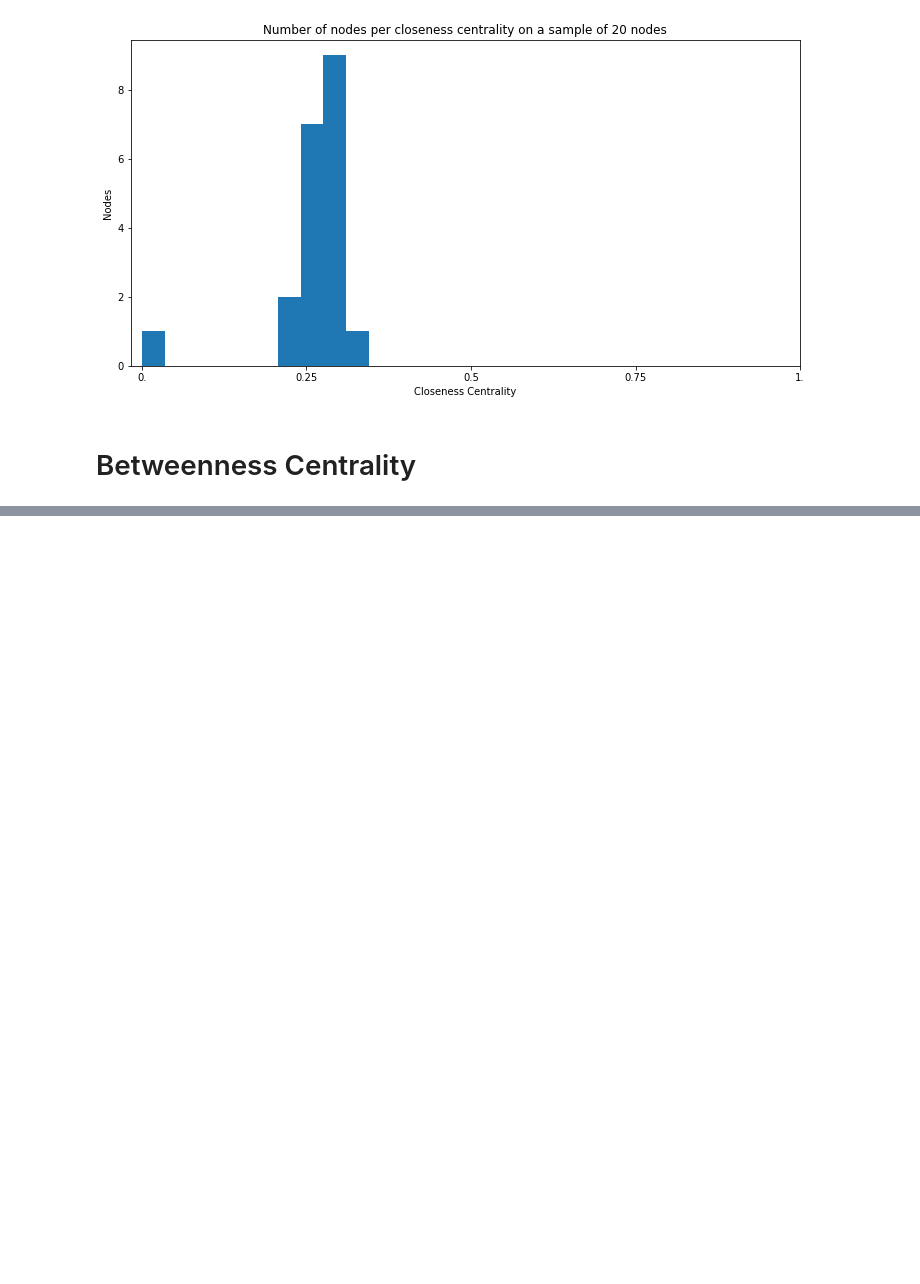
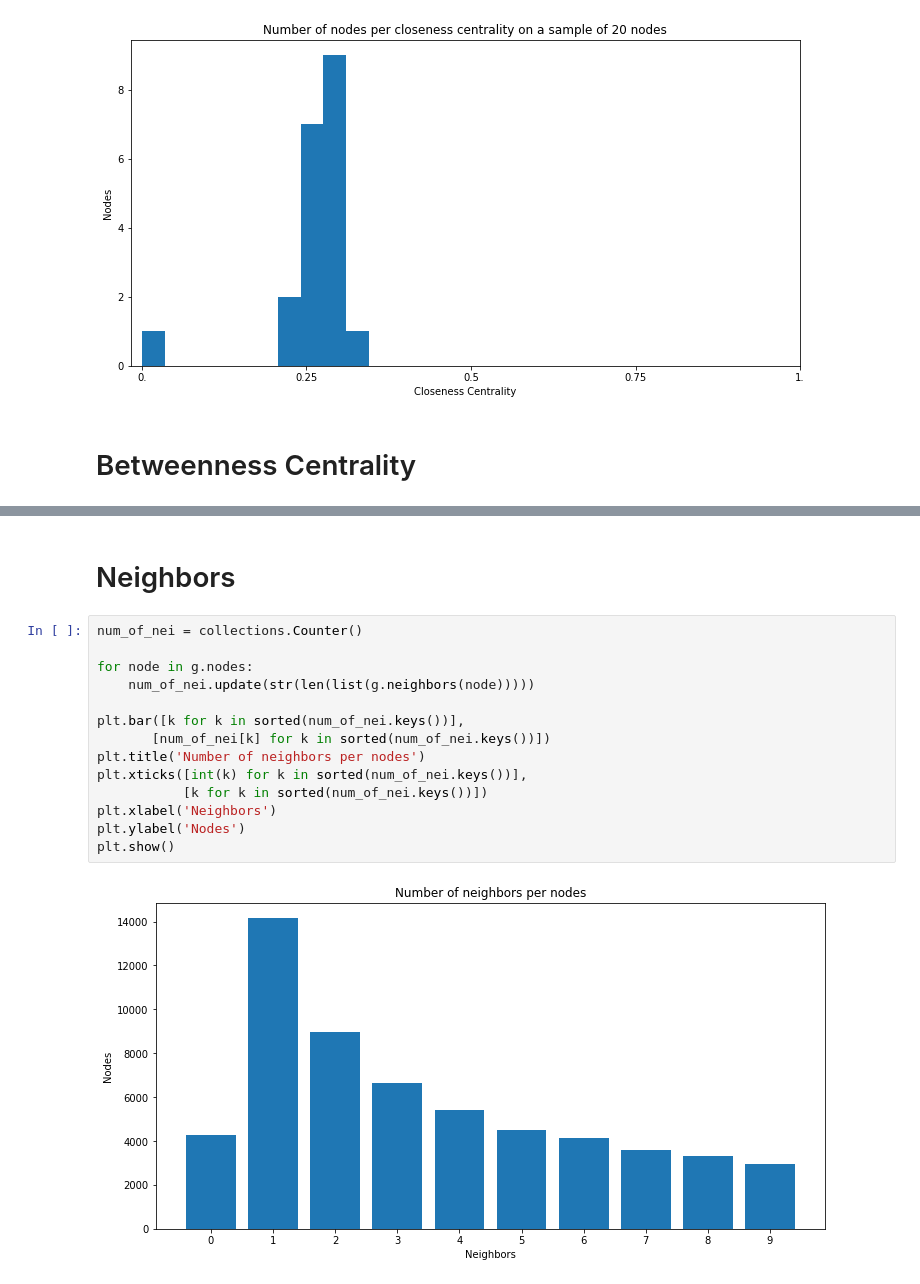
Before and after one commit to biyanisuraj/the_facebook_scandal, a Jupyter notebook: scripts/visualization/network_analysis.ipynb, the cells around one changed output, grey strips where cells are left out. Drawn from its saved outputs; the diff is of its cells as text; blank space fills up the shorter version.

Commit message:
Added visualization for the number of neighbors

```diff
--- a/scripts/visualization/network_analysis.ipynb
+++ b/scripts/visualization/network_analysis.ipynb
@@ -167,0 +170,18 @@ plt.show()
+# %% [markdown]
+# Neighbors
+# %%
+num_of_nei = collections.Counter()
+
+for node in g.nodes:
+    num_of_nei.update(str(len(list(g.neighbors(node)))))
+
+plt.bar([k for k in sorted(num_of_nei.keys())],
+       [num_of_nei[k] for k in sorted(num_of_nei.keys())])
+plt.title('Number of neighbors per nodes')
+plt.xticks([int(k) for k in sorted(num_of_nei.keys())],
+           [k for k in sorted(num_of_nei.keys())])
+plt.xlabel('Neighbors')
+plt.ylabel('Nodes')
+plt.show()
+# %% [output]
+[figure, added]
```
Also changed, not shown: parts of 1 cell of this notebook.
